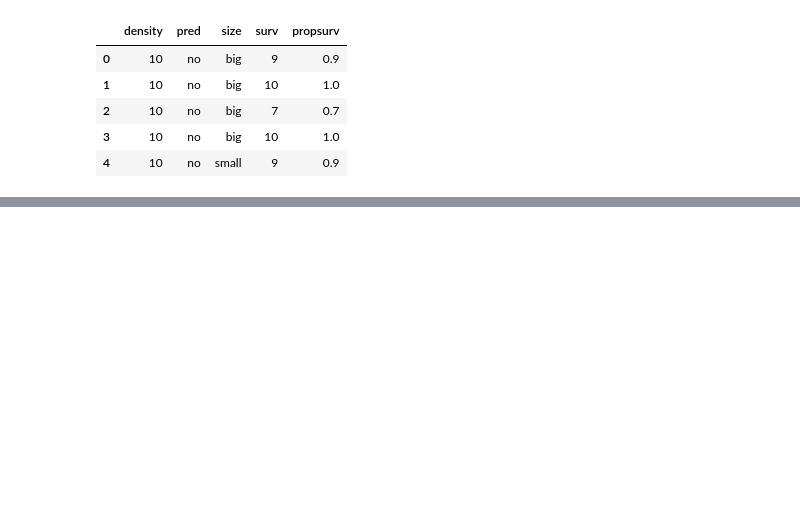
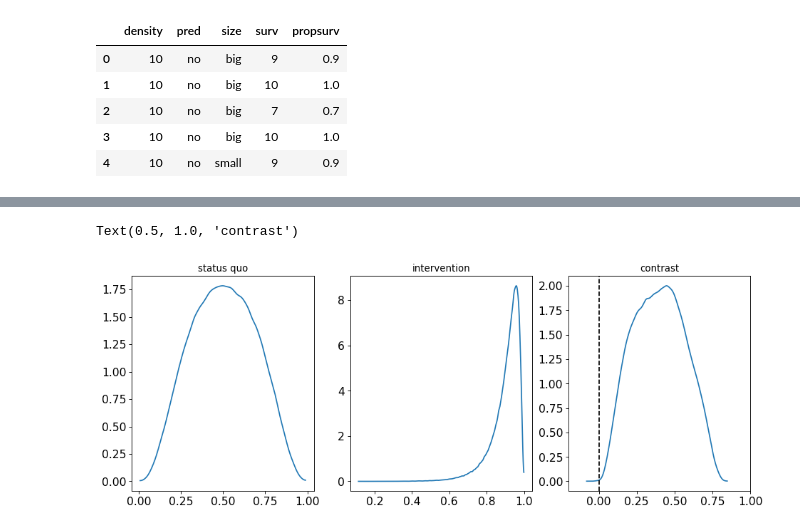
Before and after one commit to hermesdt/statistical_rethinking, a Jupyter notebook: week6.ipynb, the cells around one changed output, grey strips where cells are left out. Drawn from its saved outputs; the diff is of its cells as text; code cells hidden in the pictures; blank space fills up the shorter version.

```diff
--- a/week6.ipynb
+++ b/week6.ipynb
@@ -102,0 +164,44 @@ alpha.min()
+# %%
+aT = [
+    np.random.normal(0, trace3.posterior["sigma"][0], size=(4000))
+    for i in range(len(density))
+]
+# %%
+p1 = [
+    aT[i] + \
+    trace3.posterior["beta"][0][:, pred.codes[i], size.codes[i]] + \
+    trace3.posterior["betaD"][0][:, pred.codes[i]]*density_std[i]
+    for i in range(len(density))
+]
+
+intervention = pd.Categorical(["no"]*4*20, categories=["no", "pred"])
+p2 = [
+    aT[i] + \
+    trace3.posterior["beta"][0][:, intervention.codes[i], size.codes[i]] + \
+    trace3.posterior["betaD"][0][:, intervention.codes[i]]*density_std[i]
+    for i in range(len(density))
+]
+# %%
+plt.figure(figsize=(14,5), dpi=80)
+plt.subplot(1, 3, 1)
+az.plot_dist(
+    utils.sigmoid(np.concatenate([x.to_numpy() for x in p1], axis=0))
+)
+plt.title("status quo")
+
+plt.subplot(1, 3, 2)
+az.plot_dist(
+    utils.sigmoid(np.concatenate([x.to_numpy() for x in p2], axis=0))
+)
+plt.title("intervention")
+
+plt.subplot(1, 3, 3)
+contrast = utils.sigmoid(np.concatenate([x.to_numpy() for x in p2], axis=0)) - \
+           utils.sigmoid(np.concatenate([x.to_numpy() for x in p1], axis=0))
+az.plot_dist(contrast)
+plt.xlim(-0.2, 1)
+plt.axvline(0, color="black", linestyle="--")
+plt.title("contrast")
+# %% [output]
+Text(0.5, 1.0, 'contrast')
+[figure, added]
```
Also changed, not shown: parts of 15 cells of this notebook, 3 other files.
